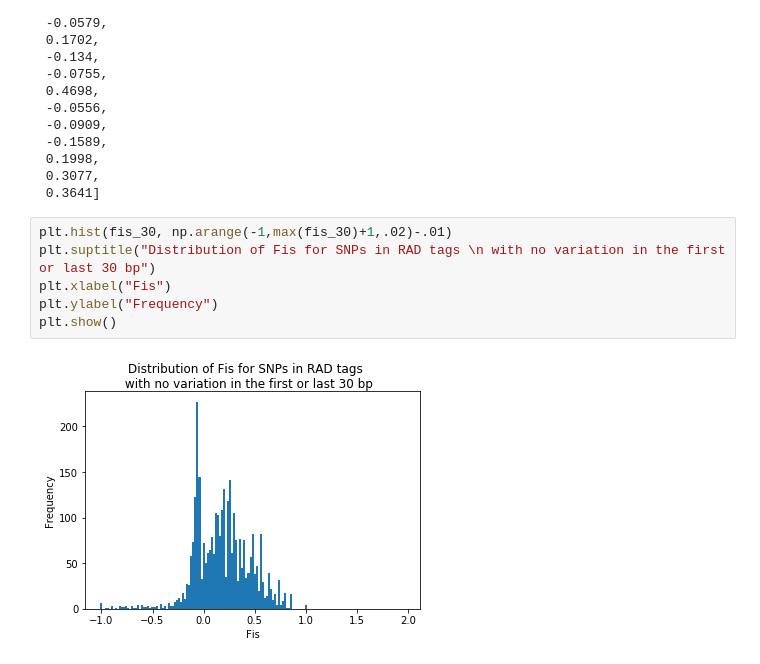
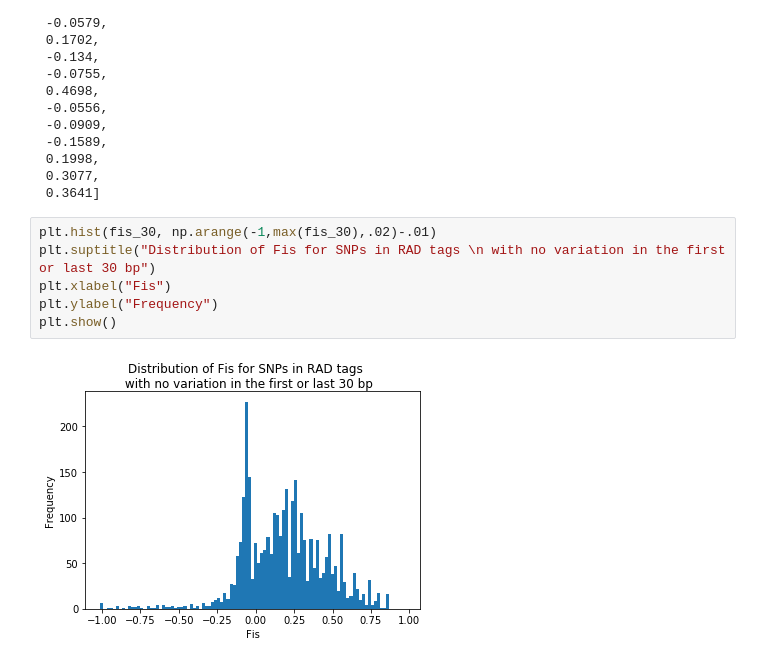
Before and after one commit to nclowell/RAD_scallops, a Jupyter notebook: CRAGIG_run1/Notebooks/IDing_SNPs_for_parentage/First_look_at_SNPs_for_parentage.ipynb, the cells around one changed output. Cells and saved outputs as stored; diff of their text form.

Commit message:
rewrote plot file

```diff
--- a/CRAGIG_run1/Notebooks/IDing_SNPs_for_parentage/First_look_at_SNPs_for_parentage.ipynb
+++ b/CRAGIG_run1/Notebooks/IDing_SNPs_for_parentage/First_look_at_SNPs_for_parentage.ipynb
@@ -391,10 +391,10 @@ fis_30[0:19]
  0.3077,
  0.3641]
 # %%
-plt.hist(fis_30, np.arange(-1,max(fis_30)+1,.02)-.01)
+plt.hist(fis_30, np.arange(-1,max(fis_30),.02)-.01)
 plt.suptitle("Distribution of Fis for SNPs in RAD tags \n with no variation in the first or last 30 bp")
 plt.xlabel("Fis")
 plt.ylabel("Frequency")
 plt.show()
 # %% [output]
-[figure, old version]
+[figure, new version]
```
